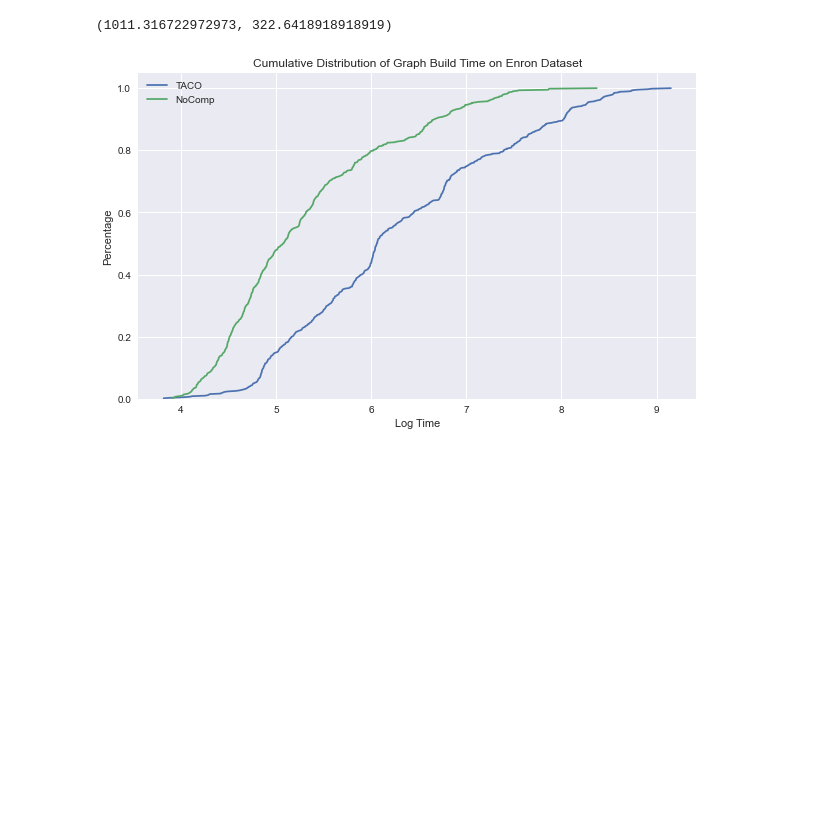
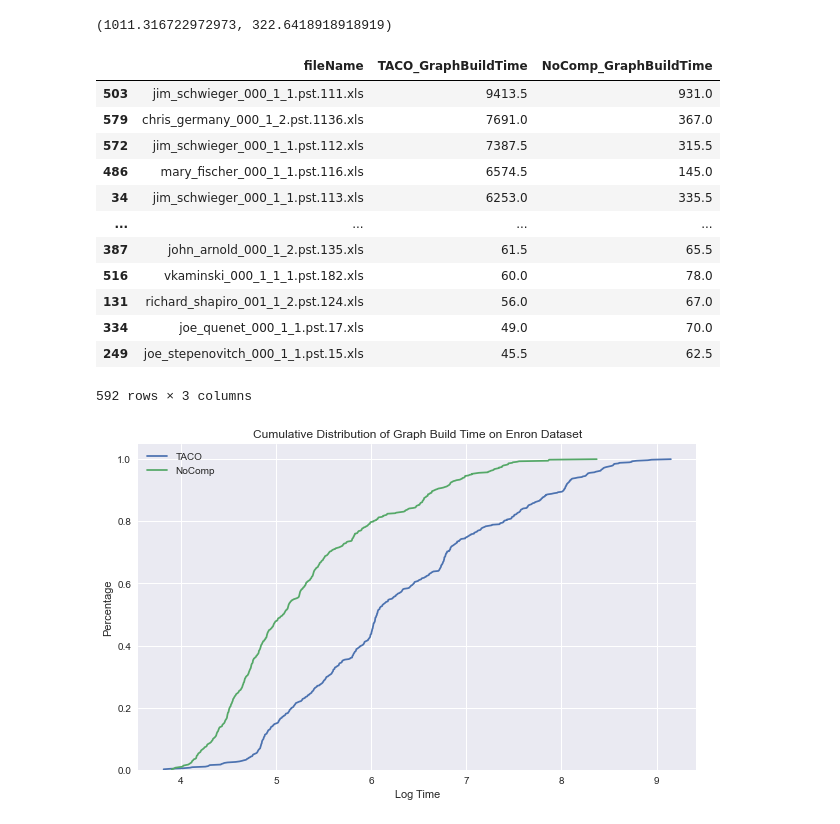
Before and after one commit to dataspread/SpreadsheetAnalyzer, a Jupyter notebook: test_result_analysis.ipynb, the cells around one changed output. Drawn from its saved outputs; the diff is of its cells as text; code cells hidden in the pictures; blank space fills up the shorter version.

```diff
--- a/test_result_analysis.ipynb
+++ b/test_result_analysis.ipynb
@@ -220,6 +223,22 @@ enron_graph_result.head()
 enron_graph_result['TACO_GraphBuildTime'].mean(), enron_graph_result['NoComp_GraphBuildTime'].mean()
 # %% [output]
 (1011.316722972973, 322.6418918918919)
+# %%
+enron_graph_result.sort_values(by="TACO_GraphBuildTime", ascending=False)
+# %% [output]
+|  | fileName | TACO_GraphBuildTime | NoComp_GraphBuildTime |
+| 503 | jim_schwieger_000_1_1.pst.111.xls | 9413.5 | 931.0 |
+| 579 | chris_germany_000_1_2.pst.1136.xls | 7691.0 | 367.0 |
+| 572 | jim_schwieger_000_1_1.pst.112.xls | 7387.5 | 315.5 |
+| 486 | mary_fischer_000_1_1.pst.116.xls | 6574.5 | 145.0 |
+| 34 | jim_schwieger_000_1_1.pst.113.xls | 6253.0 | 335.5 |
+| ... | ... | ... | ... |
+| 387 | john_arnold_000_1_2.pst.135.xls | 61.5 | 65.5 |
+| 516 | vkaminski_000_1_1_1.pst.182.xls | 60.0 | 78.0 |
+| 131 | richard_shapiro_001_1_2.pst.124.xls | 56.0 | 67.0 |
+| 334 | joe_quenet_000_1_1.pst.17.xls | 49.0 | 70.0 |
+| 249 | joe_stepenovitch_000_1_1.pst.15.xls | 45.5 | 62.5 |
+592 rows × 3 columns
 # %%
 freq_enron_taco = get_pdf_df(enron_graph_result, 'TACO_GraphBuildTime')
 freq_enron_nocomp = get_pdf_df(enron_graph_result, 'NoComp_GraphBuildTime')
```
Also changed, not shown: parts of 30 cells of this notebook, 12 other files.
